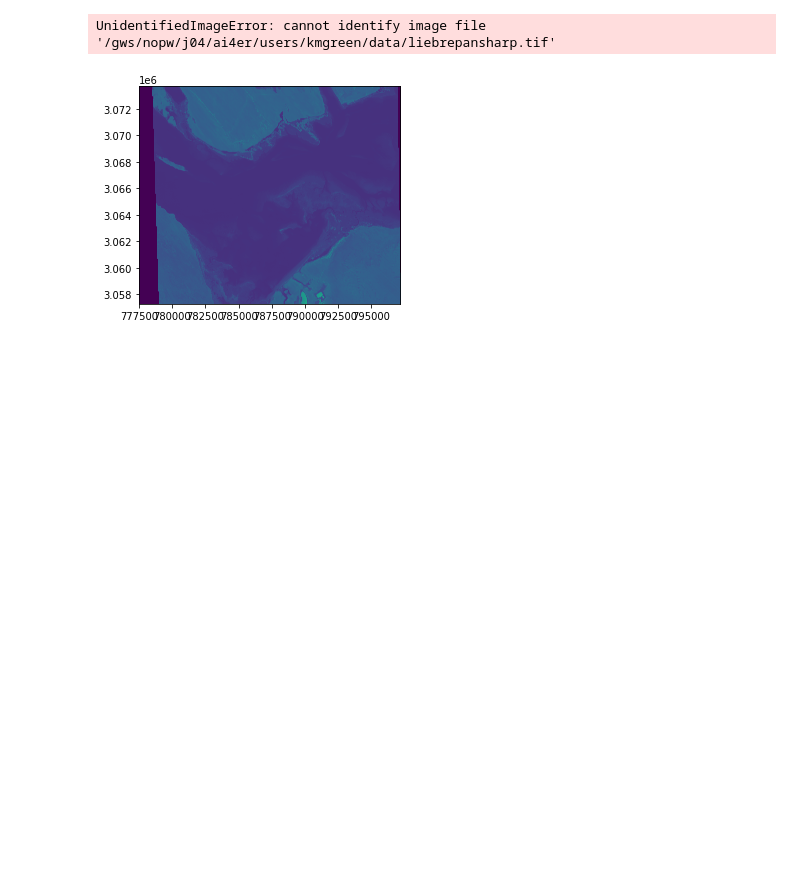
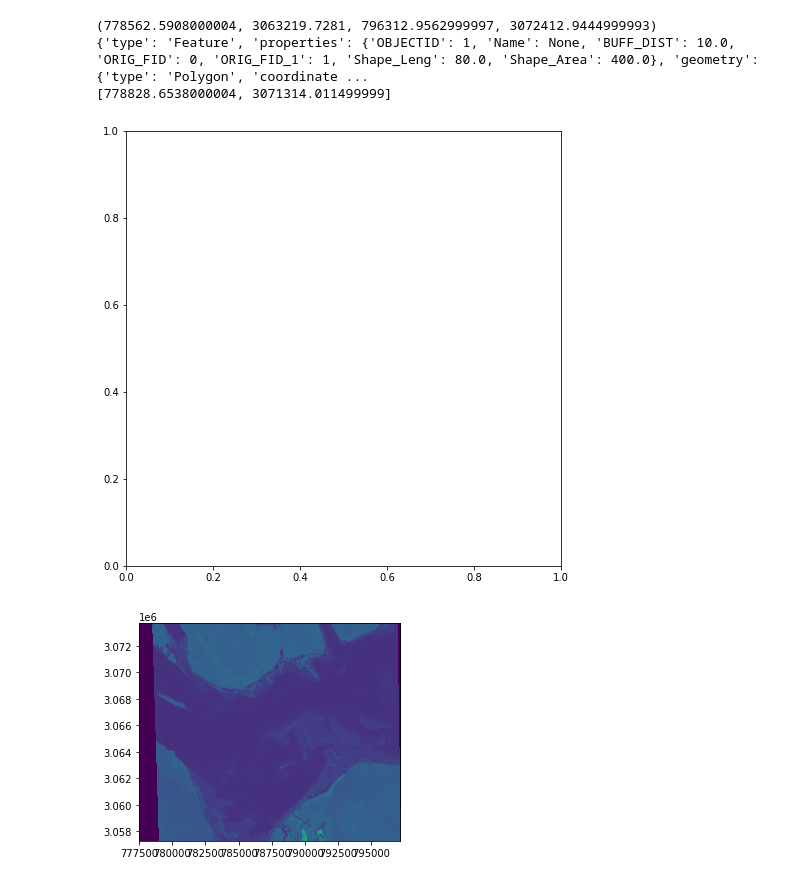
Before and after one commit to KMacfarlaneGreen/mres_whales, a Jupyter notebook: notebooks/exploratory/preprocessing0.1.ipynb, the cells around one changed output. Cells and saved outputs as stored; diff of their text form; code cells hidden in the pictures; blank space fills up the shorter version.

```diff
--- a/notebooks/exploratory/preprocessing0.1.ipynb
+++ b/notebooks/exploratory/preprocessing0.1.ipynb
@@ -25,7 +25,8 @@ def convert_coords(image, label, x, y):
     '''
 
     # get coordinates defining extent of input image and labels
-    x_min, y_min, x_max, y_max = label['bbox'][0], label['bbox'][1], label['bbox'][2], label['bbox'][3]
+    bbox = features.bounds(label)
+    x_min, y_min, x_max, y_max = bbox[0],bbox[1],bbox[2],bbox[3]#label['bbox'][0], label['bbox'][1], label['bbox'][2], label['bbox'][3]
 
     # get distance of point x,y from image origin
     x_relative = x - x_min
@@ -34,7 +35,7 @@ def convert_coords(image, label, x, y):
     # get scaling factors
     width = x_max - x_min
     height = y_max - y_min
-    (width_pix, height_pix) = image.size
+    (width_pix, height_pix) = image.shape#size
 
 
     x_pix = x_relative/width * width_pix
@@ -127,2 +132,2 @@ import geopandas
 # %%
-liebre1_points_path = "/gws/nopw/j04/ai4er/users/kmgreen/data/liebre1_points.geojson"
+liebre1_box_path = "/gws/nopw/j04/ai4er/users/kmgreen/data/liebre1_boxes.geojson"
@@ -128,0 +143,3 @@ liebre1_points_path = "/gws/nopw/j04/ai4er/users/kmgreen/data/liebre1_points.geo
+# %%
+image = rasterio.open(liebre1_image_path)
+print(image.shape)
@@ -129,33 +179,50 @@ liebre1_points_path = "/gws/nopw/j04/ai4er/users/kmgreen/data/liebre1_points.geo
+# %%
+from rasterio import features
+from rasterio.plot import show
+with open(liebre1_box_path, 'r') as f:
+    label = json.load(f)
+    print(features.bounds(label))
+    #print(label)
+    first = label['features'][0]
+    print(first)
+    print(first['geometry']['coordinates'][0][2])
+# %% [output]
+(778562.5908000004, 3063219.7281, 796312.9562999997, 3072412.9444999993)
+{'type': 'Feature', 'properties': {'OBJECTID': 1, 'Name': None, 'BUFF_DIST': 10.0, 'ORIG_FID': 0, 'ORIG_FID_1': 1, 'Shape_Leng': 80.0, 'Shape_Area': 400.0}, 'geometry': {'type': 'Polygon', 'coordinate ...
+[778828.6538000004, 3071314.011499999]
 # %%
 # visualise input image file + bounding boxes from label file
-with open(liebre1_points_path, 'r') as f:
+with open(liebre1_box_path, 'r') as f:
     label = json.load(f)
-    image = Image.open(liebre1_image_path)
+    #image = io.imread(liebre1_image_path)
+    #image = Image.open(liebre1_image_path)
+    image = rasterio.open(liebre1_image_path)
     # create figure
     fig1 = plt.figure(figsize=(16, 8))
     ax1 = fig1.add_subplot(111, aspect='equal')
-    plt.imshow(np.flipud(image, origin='lower')) #  flip because imshow defines upper left as origin
-
+    #plt.imshow(np.flipud(image), origin='lower') #  flip because imshow defines upper left as origin
+    #show(image)
     # plot bounding boxes
     for object in label['features']:
 
         # get origin and dimensions of each bounding box
-        bottom_left_unconv = object['geometry']['coordinates'][0][0][0]
-        top_right_unconv = object['geometry']['coordinates'][0][0][2]
+        bottom_left_unconv = object['geometry']['coordinates'][0][0]
+        top_right_unconv = object['geometry']['coordinates'][0][2]
 
         bottom_left = convert_coords(image, label, bottom_left_unconv[0], bottom_left_unconv[1])
+        #print(bottom_left)
         top_right = convert_coords(image, label, top_right_unconv[0], top_right_unconv[1])
 
         width = top_right[0] - bottom_left[0]
         height = top_right[1] - bottom_left[1]
 
         # add bounding box to figure
         rect = patches.Rectangle(bottom_left, width, height, linewidth=1, edgecolor='r', facecolor='none')
         ax1.add_patch(rect)
 
     plt.show
 # %% [output]
-UnidentifiedImageError: cannot identify image file '/gws/nopw/j04/ai4er/users/kmgreen/data/liebrepansharp.tif'
+[figure, added]
 # %%
 import rasterio
 # %%
```
Also changed, not shown: parts of 7 cells of this notebook, 1 other file.
